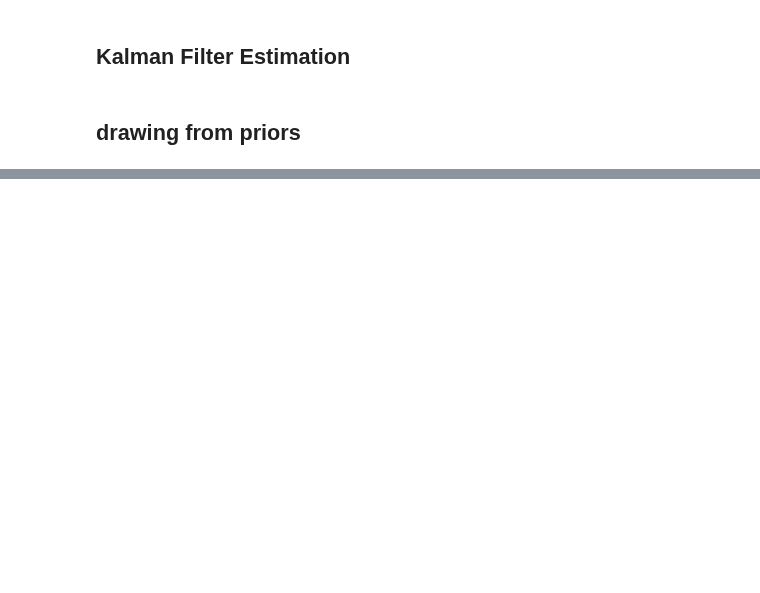
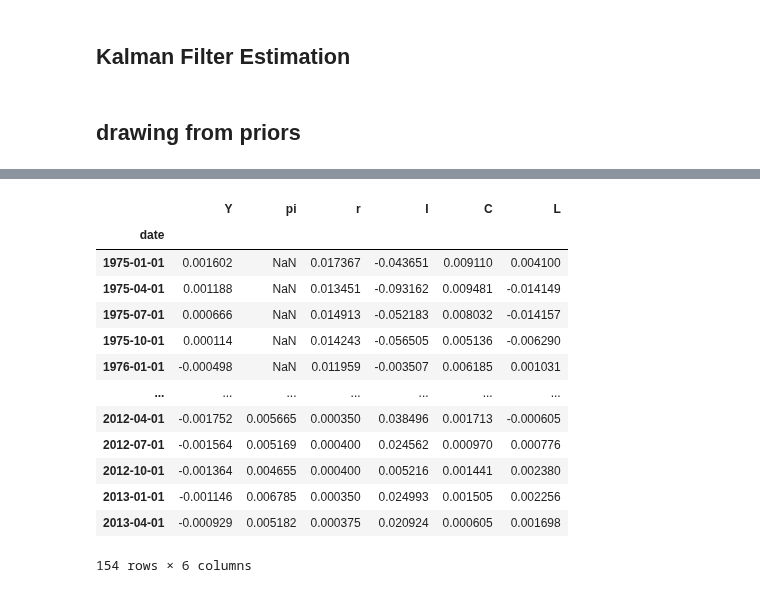
Before and after one commit to lukasgrahl/memoire1, a Jupyter notebook: notebooks/03-estimate_model.ipynb, the cells around one changed output, grey strips where cells are left out. Drawn from its saved outputs; the diff is of its cells as text; code cells hidden in the pictures; blank space fills up the shorter version.

```diff
--- a/notebooks/03-estimate_model.ipynb
+++ b/notebooks/03-estimate_model.ipynb
@@ -76,0 +146,17 @@ prior_dist = mods[mod_name]['priors']
+# %%
+train
+# %% [output]
+|  | Y | pi | r | I | C | L |
+| date |  |  |  |  |  |  |
+| 1975-01-01 | 0.001602 | NaN | 0.017367 | -0.043651 | 0.009110 | 0.004100 |
+| 1975-04-01 | 0.001188 | NaN | 0.013451 | -0.093162 | 0.009481 | -0.014149 |
+| 1975-07-01 | 0.000666 | NaN | 0.014913 | -0.052183 | 0.008032 | -0.014157 |
+| 1975-10-01 | 0.000114 | NaN | 0.014243 | -0.056505 | 0.005136 | -0.006290 |
+| 1976-01-01 | -0.000498 | NaN | 0.011959 | -0.003507 | 0.006185 | 0.001031 |
+| ... | ... | ... | ... | ... | ... | ... |
+| 2012-04-01 | -0.001752 | 0.005665 | 0.000350 | 0.038496 | 0.001713 | -0.000605 |
+| 2012-07-01 | -0.001564 | 0.005169 | 0.000400 | 0.024562 | 0.000970 | 0.000776 |
+| 2012-10-01 | -0.001364 | 0.004655 | 0.000400 | 0.005216 | 0.001441 | 0.002380 |
+| 2013-01-01 | -0.001146 | 0.006785 | 0.000350 | 0.024993 | 0.001505 | 0.002256 |
+| 2013-04-01 | -0.000929 | 0.005182 | 0.000375 | 0.020924 | 0.000605 | 0.001698 |
+154 rows × 6 columns
```
Also changed, not shown: parts of 24 cells of this notebook, 27 other files.
